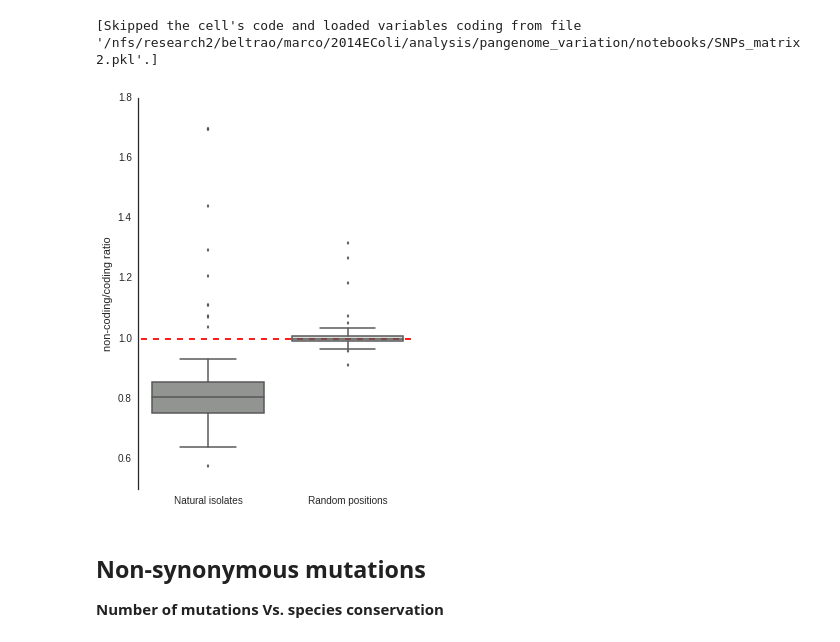
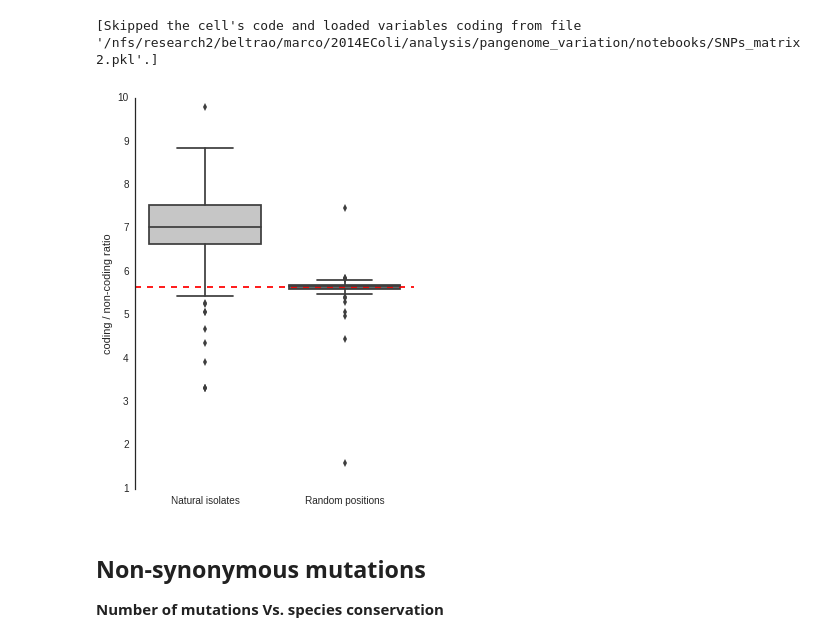
Before and after one commit to mgalardini/pangenome_variation, a Jupyter notebook: notebooks/SNPs_matrix.ipynb, the cells around one changed output. Cells and saved outputs as stored; diff of their text form; code cells hidden in the pictures.

```diff
--- a/notebooks/SNPs_matrix.ipynb
+++ b/notebooks/SNPs_matrix.ipynb
@@ -27,10 +27,9 @@ from Bio import Phylo
 from copy import deepcopy
 import random
 # %%
-pfiles = {x.replace('.vcf', '')
+pfiles = {x.split('.')[0]
           for x in os.listdir('../pout/')
-          if x.endswith('.vcf') and not x.endswith('.nonsyn.vcf') and
-          not x.endswith('.tfbs.vcf')}
+          if x.endswith('.vcf')}
 # %%
 evol = set()
 for l in open('../evolution_experiment.txt'):
@@ -58,10 +57,9 @@ for f in pfiles:
         continue
     if '%s.vcf'%f in os.listdir('../pout'):
         for r in vcf.Reader(open('../pout/%s.vcf'%f)):
-            if not r.is_indel:
-                pos[ (r.POS, str(r.ALT[0])) ] = pos.get((r.POS, str(r.ALT[0])),
+            pos[ (r.POS, str(r.ALT[0])) ] = pos.get((r.POS, str(r.ALT[0])),
                                                         {})
-                pos[ (r.POS, str(r.ALT[0])) ][f] = 1
+            pos[ (r.POS, str(r.ALT[0])) ][f] = 1
 snps = pd.DataFrame(pos)
 # %% [output]
 [Skipped the cell's code and loaded variables snps from file '/nfs/research2/beltrao/marco/2014EColi/analysis/pangenome_variation/notebooks/SNPs_matrix.pkl'.]
@@ -252,25 +250,33 @@ for f in coding:
 # %%
 plt.figure(figsize=(5, 7))
 
-sns.boxplot([[(coding[x][1]/float(non_cod))/(float(coding[x][0])/cod)
-              for x in coding
-              if x.split('_')[0] not in evol],
-             [(drandom[x][1]/float(non_cod))/(float(drandom[x][0])/cod)
-              for x in drandom
-              if x.split('_')[0] not in evol]],
-           names=['Natural isolates', 'Random positions'],
-           color=(sns.xkcd_rgb["grey"],
-                  sns.xkcd_rgb["light grey"]))
+r = []
+for x in coding:
+    if x.split('_')[0] in evol:
+        continue
+    r.append( ('Natural isolates', (coding[x][0])/(float(coding[x][1]))) )
+for x in drandom:
+    if x.split('_')[0] in evol or drandom[x][1] == 0:
+        continue
+    r.append( ('Random positions', (drandom[x][0])/(float(drandom[x][1]))) )
 
-plt.hlines(1, 0, 3.5, linestyles='dashed', colors=['r'])
+r = pd.DataFrame(r)
+r.columns = ['type', 'coding / non-coding ratio']
 
-plt.ylabel('non-coding/coding ratio')
+sns.boxplot(x='type',
+            y='coding / non-coding ratio',
+            data=r,
+            palette=sns.color_palette('Greys', 2))
+
+plt.hlines(float(cod)/non_cod, -0.5, 1.5, linestyles='dashed', colors=['r'])
+
+plt.xlabel('')
 #plt.title('Genome non-coding/coding ratio: %.2f'%(float(non_cod)/cod))
-plt.ylim(0.5, 1.8)
+#plt.ylim(0.5, 1.8)
 
 sns.despine(bottom=True)
 # %% [output]
-[figure, old version]
+[figure, new version]
 # %% [markdown]
 Non-synonymous mutations
 ----------------------------
```
Also changed, not shown: parts of 15 cells of this notebook.
